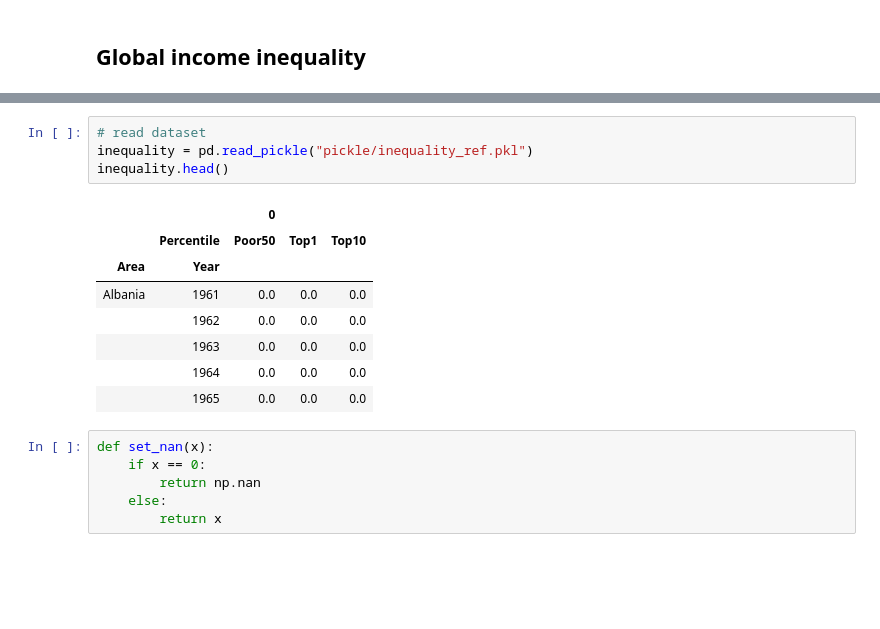
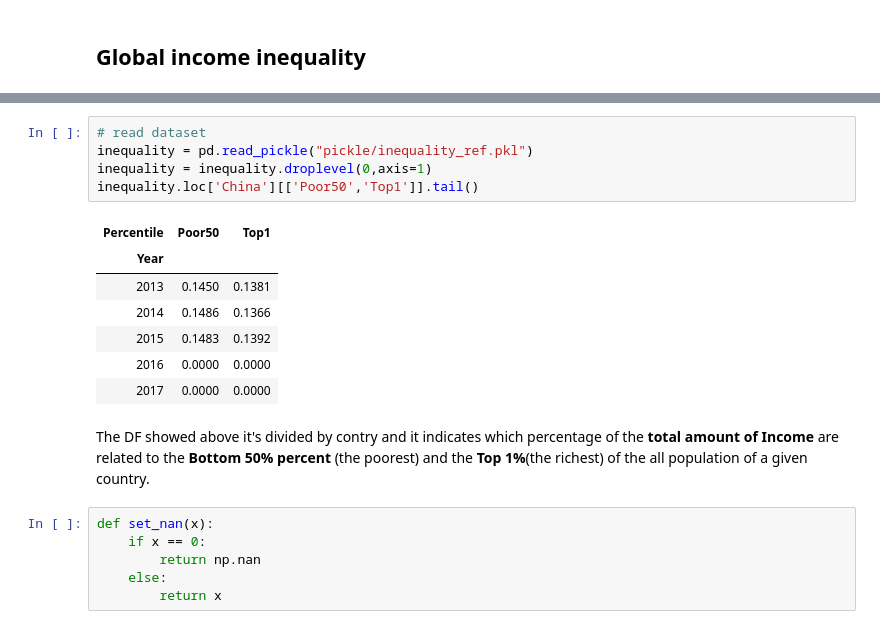
Before and after one commit to GabboM/ADA_Project, a Jupyter notebook: GlobalInequality.ipynb, the cells around one changed output, grey strips where cells are left out. Saved outputs shown, nothing was run; the diff lists cells and outputs as text; blank space fills up the shorter version.

```diff
--- a/GlobalInequality.ipynb
+++ b/GlobalInequality.ipynb
@@ -27,16 +50,18 @@ from tslearn.clustering import TimeSeriesKMeans
 # %%
 # read dataset
 inequality = pd.read_pickle("pickle/inequality_ref.pkl")
-inequality.head()
+inequality = inequality.droplevel(0,axis=1)
+inequality.loc['China'][['Poor50','Top1']].tail()
 # %% [output]
-|  |  | 0 |  |  |
-|  | Percentile | Poor50 | Top1 | Top10 |
-| Area | Year |  |  |  |
-| Albania | 1961 | 0.0 | 0.0 | 0.0 |
-|  | 1962 | 0.0 | 0.0 | 0.0 |
-|  | 1963 | 0.0 | 0.0 | 0.0 |
-|  | 1964 | 0.0 | 0.0 | 0.0 |
-|  | 1965 | 0.0 | 0.0 | 0.0 |
+| Percentile | Poor50 | Top1 |
+| Year |  |  |
+| 2013 | 0.1450 | 0.1381 |
+| 2014 | 0.1486 | 0.1366 |
+| 2015 | 0.1483 | 0.1392 |
+| 2016 | 0.0000 | 0.0000 |
+| 2017 | 0.0000 | 0.0000 |
+# %% [markdown]
+The DF showed above it's divided by contry and it indicates which percentage of the **total amount of Income** are related to the **Bottom 50% percent** (the poorest) and the **Top 1%**(the richest) of the all population of  a given country.
 # %%
 def set_nan(x):
     if x == 0:
```
Also changed, not shown: parts of 41 cells of this notebook.
